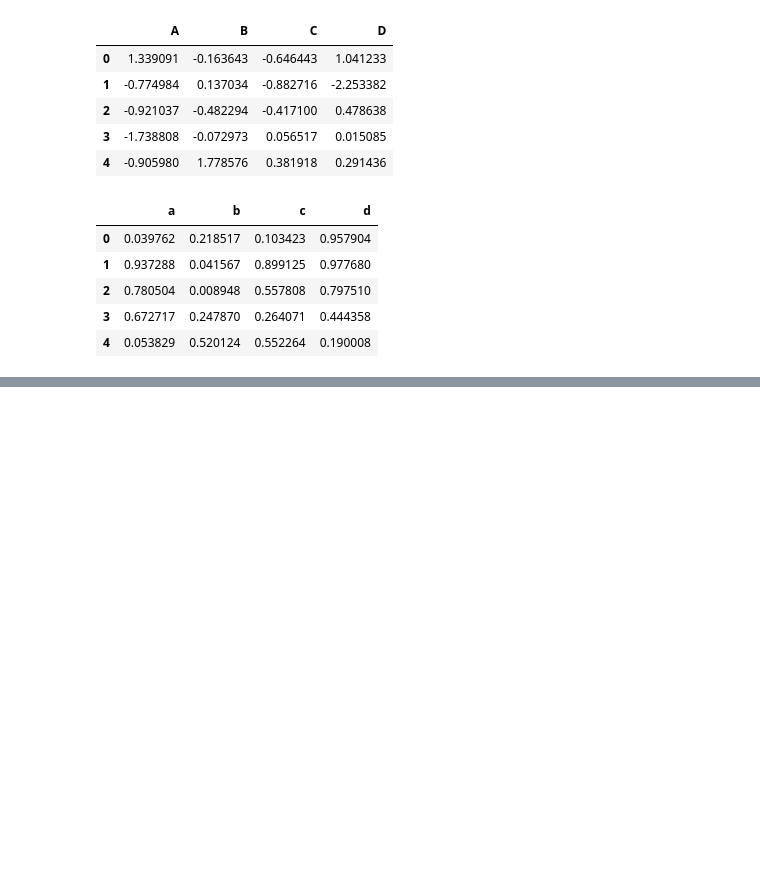
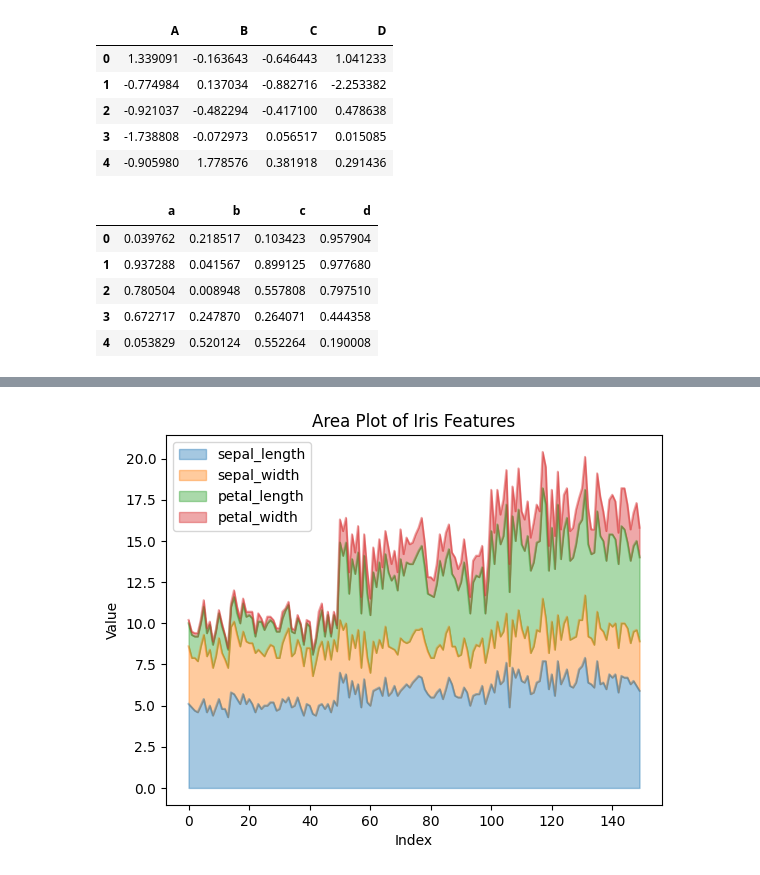
Before and after one commit to DannyCui-2016/Machine-Learning-Approach-Session, a Jupyter notebook: section 10/pandas in data visualization.ipynb, the cells around one changed output, grey strips where cells are left out. Saved outputs shown, nothing was run; the diff lists cells and outputs as text; code cells hidden in the pictures; blank space fills up the shorter version.

```diff
--- a/section 10/pandas in data visualization.ipynb
+++ b/section 10/pandas in data visualization.ipynb
@@ -31,0 +49,8 @@ df2.head()
+# %%
+iris[['sepal_length', 'sepal_width', 'petal_length', 'petal_width']].plot.area(alpha=0.4)
+plt.title('Area Plot of Iris Features')
+plt.xlabel('Index')
+plt.ylabel('Value')
+plt.show()
+# %% [output]
+[figure, added]
```
Also changed, not shown: parts of 3 cells of this notebook.
